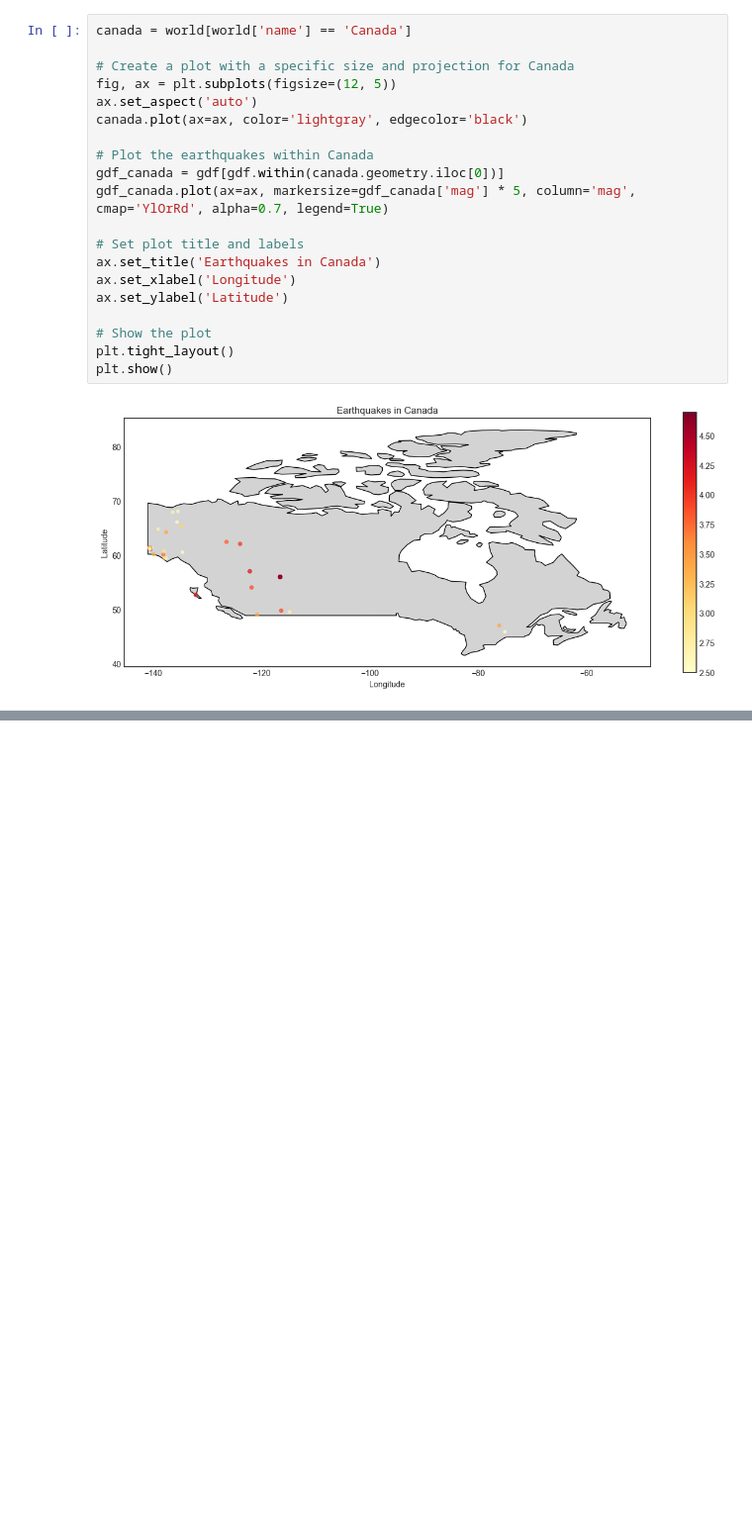
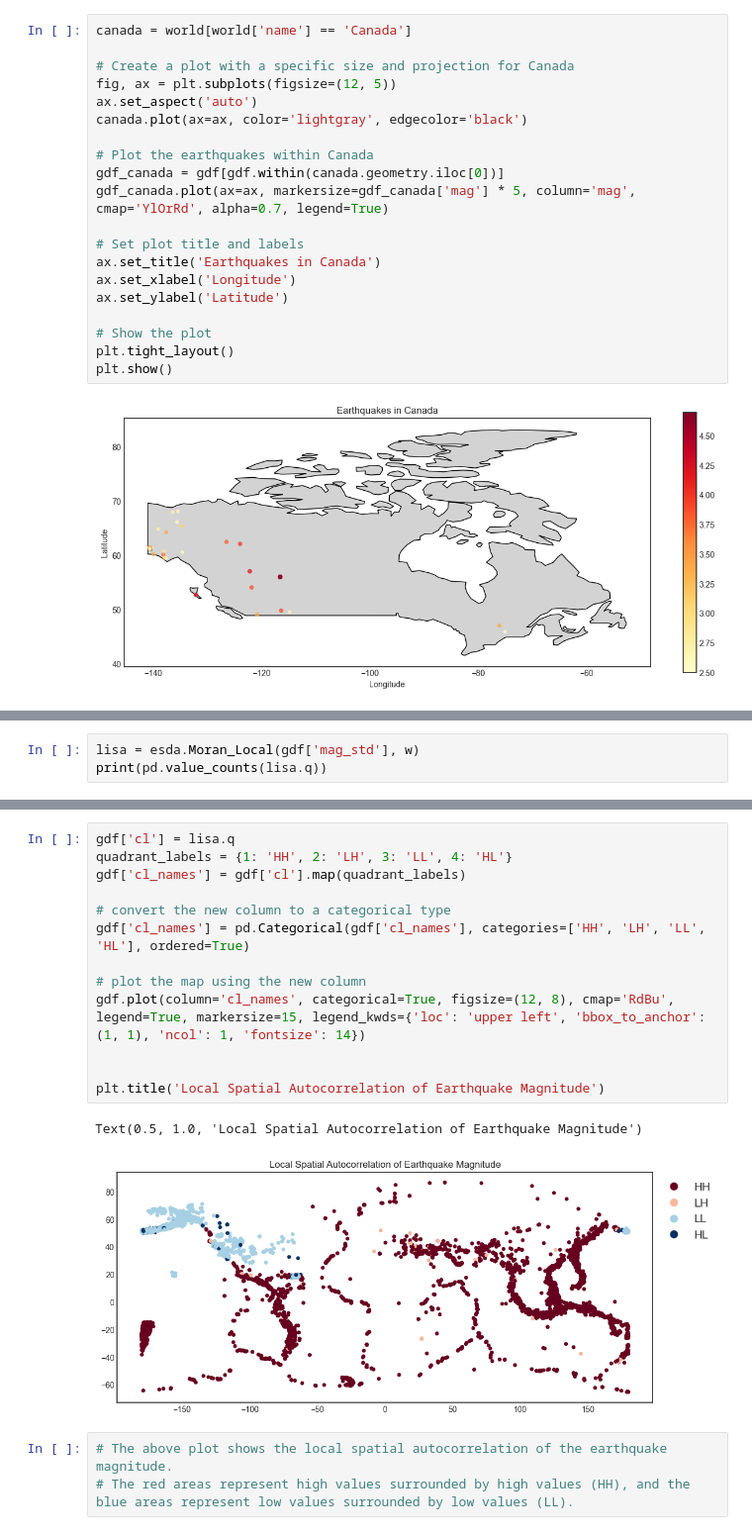
Before and after one commit to parthshah231/earthquake_analysis, a Jupyter notebook: eda.ipynb, the cells around one changed output, grey strips where cells are left out. Shown at 99% size. Drawn from its saved outputs; the diff is of its cells as text; blank space fills up the shorter version.

```diff
--- a/eda.ipynb
+++ b/eda.ipynb
@@ -374,0 +470,3 @@ plt.show()
+# %%
+lisa = esda.Moran_Local(gdf['mag_std'], w)
+print(pd.value_counts(lisa.q))
@@ -374,0 +487,19 @@ plt.show()
+# %%
+gdf['cl'] = lisa.q
+quadrant_labels = {1: 'HH', 2: 'LH', 3: 'LL', 4: 'HL'}
+gdf['cl_names'] = gdf['cl'].map(quadrant_labels)
+
+# convert the new column to a categorical type
+gdf['cl_names'] = pd.Categorical(gdf['cl_names'], categories=['HH', 'LH', 'LL', 'HL'], ordered=True)
+
+# plot the map using the new column
+gdf.plot(column='cl_names', categorical=True, figsize=(12, 8), cmap='RdBu', legend=True, markersize=15, legend_kwds={'loc': 'upper left', 'bbox_to_anchor': (1, 1), 'ncol': 1, 'fontsize': 14})
+
+
+plt.title('Local Spatial Autocorrelation of Earthquake Magnitude')
+# %% [output]
+Text(0.5, 1.0, 'Local Spatial Autocorrelation of Earthquake Magnitude')
+[figure, added]
+# %%
+# The above plot shows the local spatial autocorrelation of the earthquake magnitude.
+# The red areas represent high values surrounded by high values (HH), and the blue areas represent low values surrounded by low values (LL).
```
Also changed, not shown: parts of 11 cells of this notebook, 1 other file.
